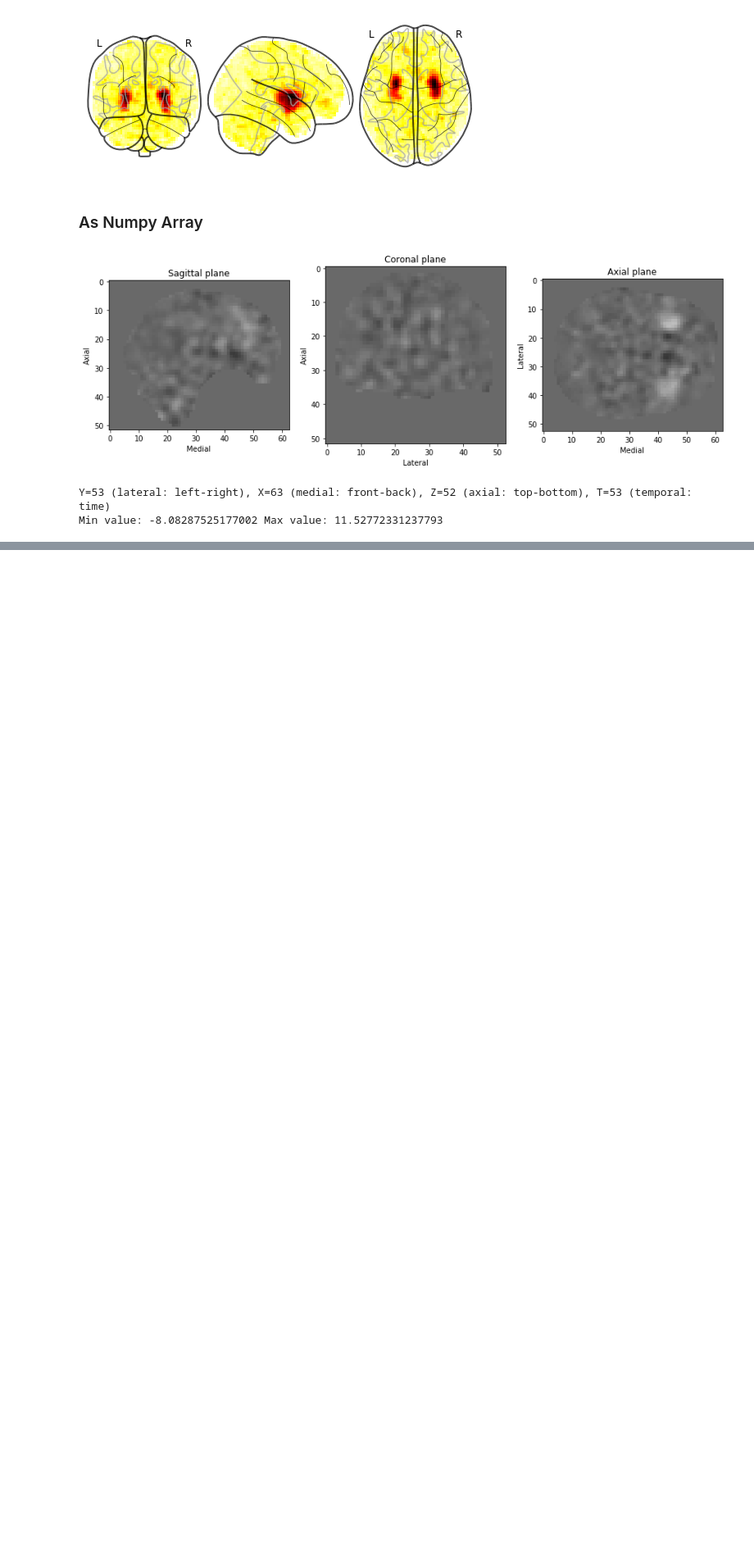
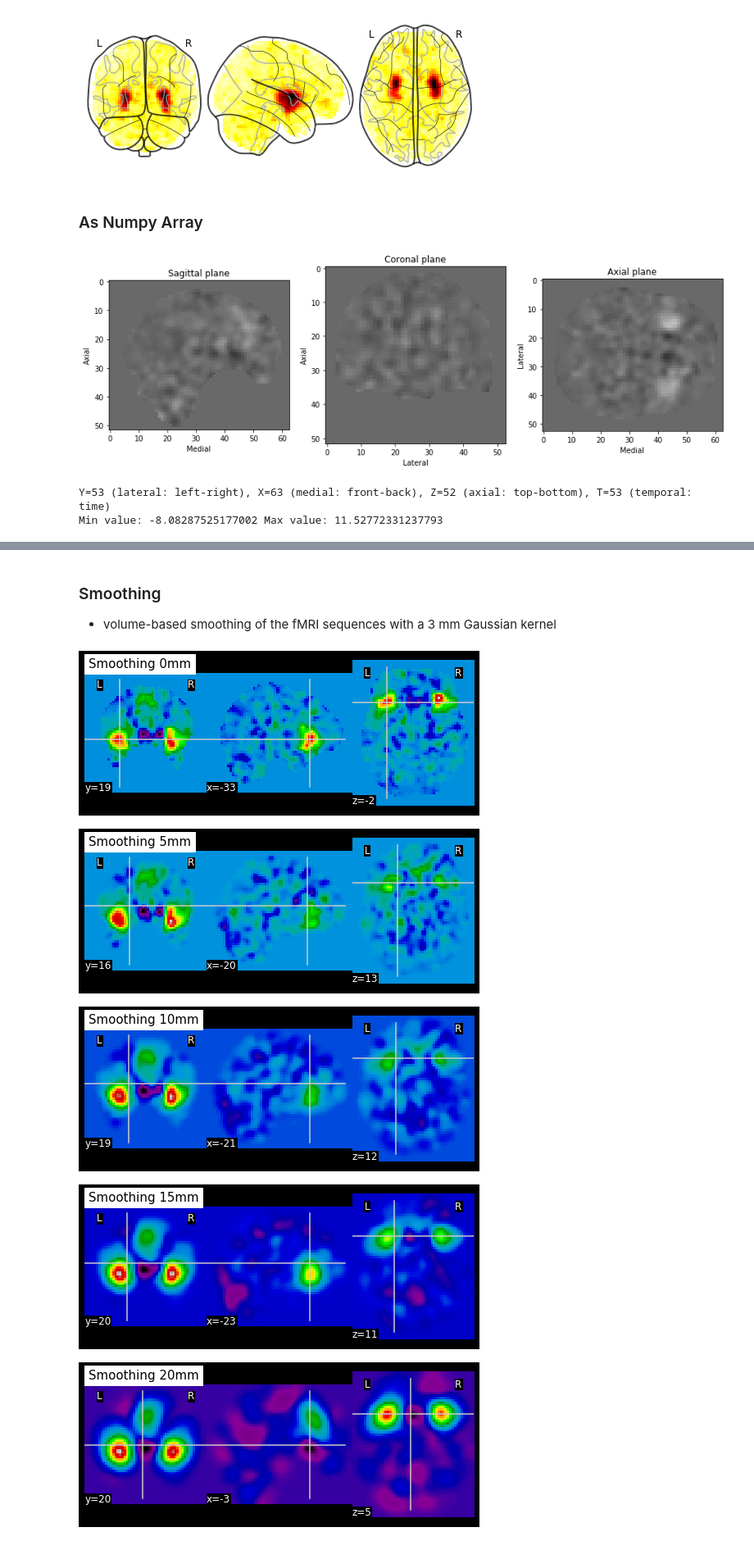
Before and after one commit to Beerend/TReNDS, a Jupyter notebook: notebooks/read_fMRI_image.ipynb, the cells around one changed output, grey strips where cells are left out. Shown at 82% size. Saved outputs shown, nothing was run; the diff lists cells and outputs as text; code cells hidden in the pictures; blank space fills up the shorter version.

```diff
--- a/notebooks/read_fMRI_image.ipynb
+++ b/notebooks/read_fMRI_image.ipynb
@@ -80,0 +83,18 @@ Min value: -8.08287525177002 Max value: 11.52772331237793
+# %% [markdown]
+<h3>Smoothing</h3>
+
+- volume-based smoothing of the fMRI sequences with a 3 mm Gaussian kernel
+# %%
+mean_func = nl.image.mean_img(img)
+for smoothing in range(0, 25, 5):
+#     smoothed_img = nl.image.smooth_img(mean_func, smoothing)
+    smoothed_img = nl.image.smooth_img(img, smoothing)
+    for i, img_slice in enumerate(nl.image.iter_img(smoothed_img)):
+        if i==26:
+            nlplt.plot_epi(img_slice, title='Smoothing %imm'%smoothing)
+# %% [output]
+[figure, added]
+[figure, added]
+[figure, added]
+[figure, added]
+[figure, added]
```
Also changed, not shown: parts of 4 cells of this notebook, 6 other files.
